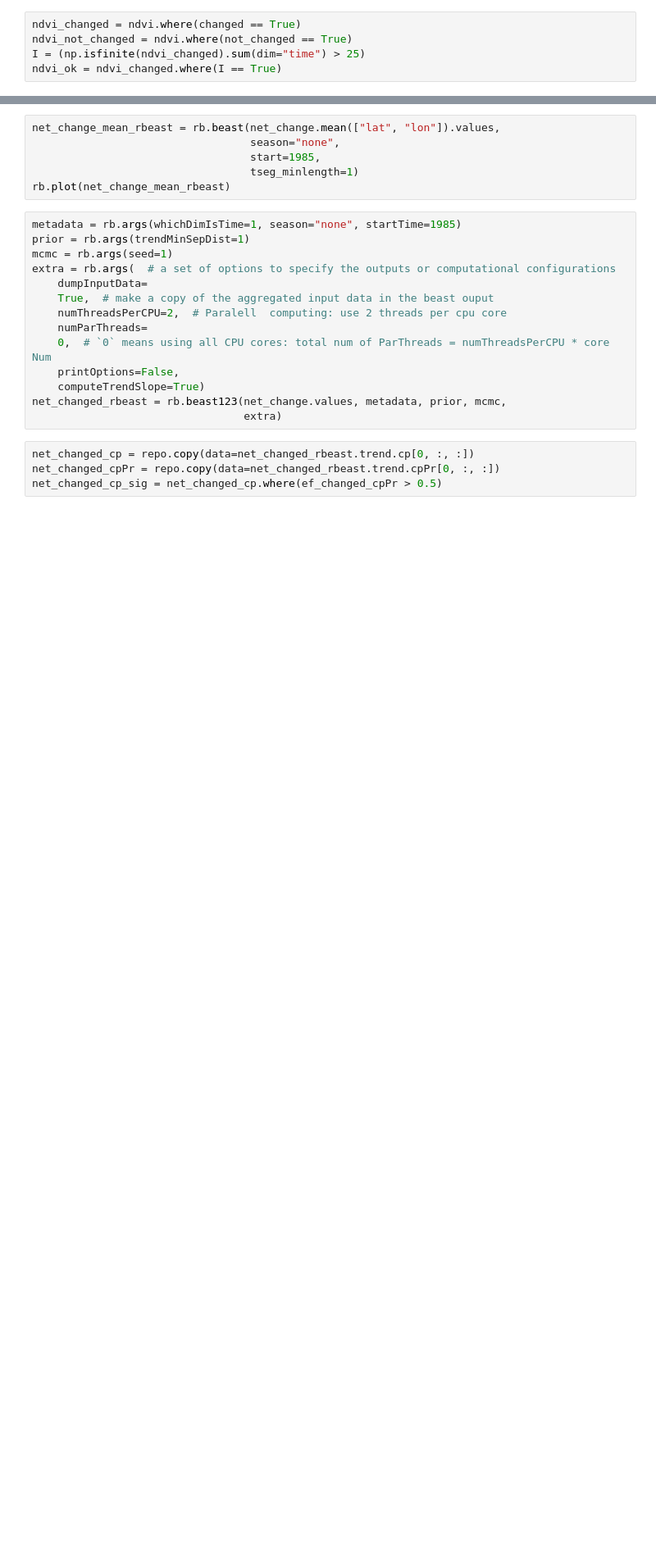
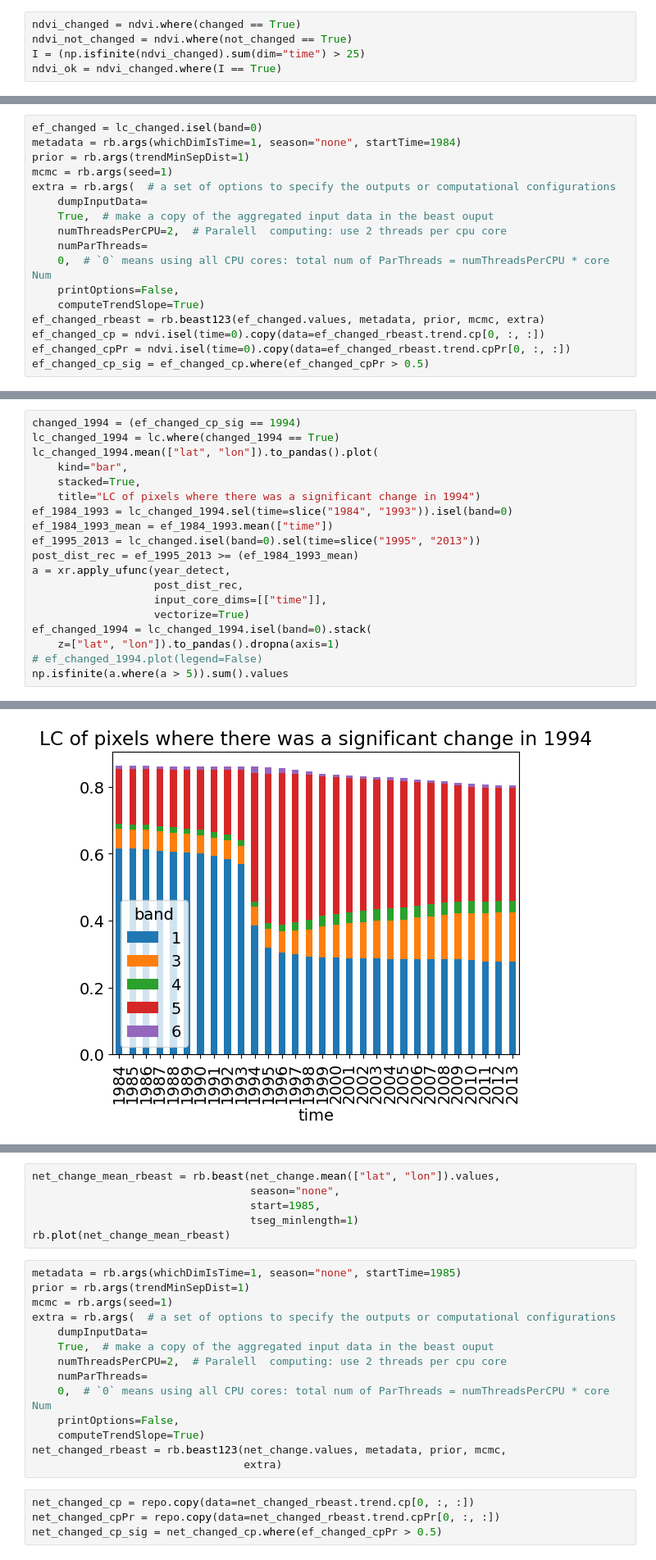
Before and after one commit to hamiddashti/greeness, a Jupyter notebook: codes/src/analyses_v4.ipynb, the cells around one changed output, grey strips where cells are left out. Shown at 82% size. Cells and saved outputs as stored; diff of their text form; blank space fills up the shorter version.

```diff
--- a/codes/src/analyses_v4.ipynb
+++ b/codes/src/analyses_v4.ipynb
@@ -368,0 +366,17 @@ ax[2].vlines(most_common_years,
+# %%
+ef_changed = lc_changed.isel(band=0)
+metadata = rb.args(whichDimIsTime=1, season="none", startTime=1984)
+prior = rb.args(trendMinSepDist=1)
+mcmc = rb.args(seed=1)
+extra = rb.args(  # a set of options to specify the outputs or computational configurations
+    dumpInputData=
+    True,  # make a copy of the aggregated input data in the beast ouput
+    numThreadsPerCPU=2,  # Paralell  computing: use 2 threads per cpu core
+    numParThreads=
+    0,  # `0` means using all CPU cores: total num of ParThreads = numThreadsPerCPU * core Num
+    printOptions=False,
+    computeTrendSlope=True)
+ef_changed_rbeast = rb.beast123(ef_changed.values, metadata, prior, mcmc, extra)
+ef_changed_cp = ndvi.isel(time=0).copy(data=ef_changed_rbeast.trend.cp[0, :, :])
+ef_changed_cpPr = ndvi.isel(time=0).copy(data=ef_changed_rbeast.trend.cpPr[0, :, :])
+ef_changed_cp_sig = ef_changed_cp.where(ef_changed_cpPr > 0.5)
@@ -368,0 +401,20 @@ ax[2].vlines(most_common_years,
+# %%
+changed_1994 = (ef_changed_cp_sig == 1994)
+lc_changed_1994 = lc.where(changed_1994 == True)
+lc_changed_1994.mean(["lat", "lon"]).to_pandas().plot(
+    kind="bar",
+    stacked=True,
+    title="LC of pixels where there was a significant change in 1994")
+ef_1984_1993 = lc_changed_1994.sel(time=slice("1984", "1993")).isel(band=0)
+ef_1984_1993_mean = ef_1984_1993.mean(["time"])
+ef_1995_2013 = lc_changed.isel(band=0).sel(time=slice("1995", "2013"))
+post_dist_rec = ef_1995_2013 >= (ef_1984_1993_mean)
+a = xr.apply_ufunc(year_detect,
+                   post_dist_rec,
+                   input_core_dims=[["time"]],
+                   vectorize=True)
+ef_changed_1994 = lc_changed_1994.isel(band=0).stack(
+    z=["lat", "lon"]).to_pandas().dropna(axis=1)
+# ef_changed_1994.plot(legend=False)
+np.isfinite(a.where(a > 5)).sum().values
+# %% [output]
@@ -368,0 +426 @@ ax[2].vlines(most_common_years,
+[figure, added]
```
Also changed, not shown: parts of 27 cells of this notebook, 3 other files.
